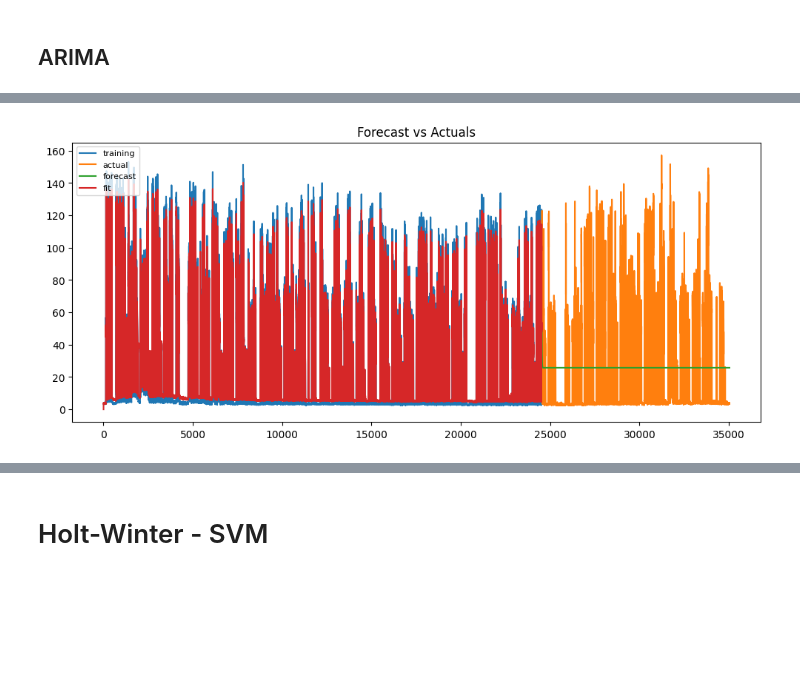
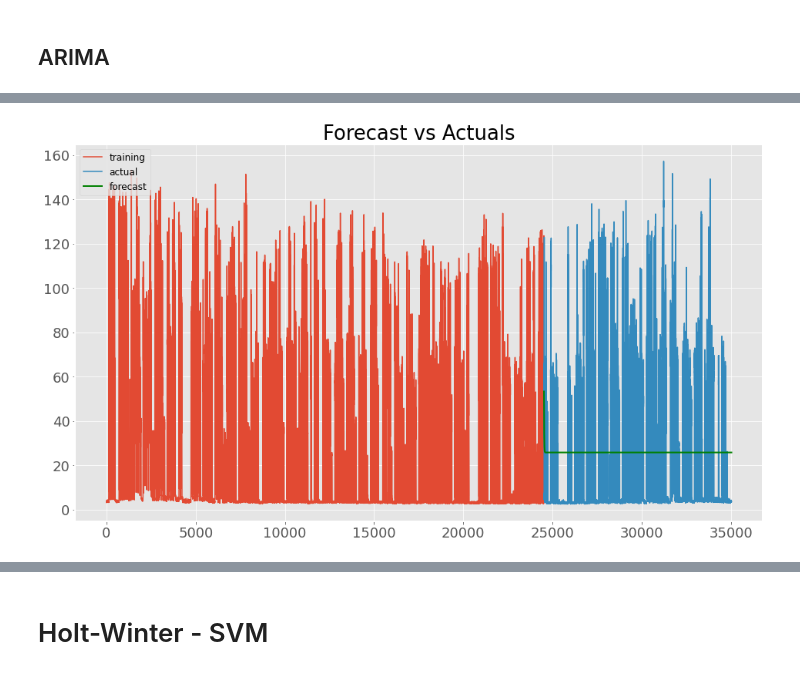
Before and after one commit to ImPerplexed/Thesis_212_BuiTuanKiet, a Jupyter notebook: thesis.ipynb, the cells around one changed output, grey strips where cells are left out. Cells and saved outputs as stored; diff of their text form; code cells hidden in the pictures; blank space fills up the shorter version.

```diff
--- a/thesis.ipynb
+++ b/thesis.ipynb
@@ -15,2 +20,10 @@ from sklearn.metrics import mean_absolute_percentage_error
+# %%
+from matplotlib import rcParams
+
+plt.style.use('ggplot')
+rcParams['figure.figsize'] = 16, 9
+rcParams['pdf.fonttype'] = 42
+rcParams['font.size'] = 18
+rcParams['axes.linewidth'] = 2
 # %%
 df = pd.read_csv('../input/steel-industry-energy-consumption/Steel_industry_data.csv')
@@ -156,18 +166,18 @@ Warnings:
 # %%
 # plotting
 arima_fc = arima.forecast(len(test))
 
 # Make as pandas series
 fc_series = pd.Series(arima_fc, index = [x for x in range(len(train),len(train)+len(test))])
 test_series = pd.Series(test, index = [x for x in range(len(train),len(train)+len(test))])
 # Plot
-plt.figure(figsize=(12,5), dpi=100)
 plt.plot(train, label='training')
 plt.plot(test_series, label='actual')
-plt.plot(fc_series, label='forecast')
-plt.plot(arima.predict(), label = 'fit')
+plt.plot(fc_series, label='forecast', linewidth = 2, c = 'g')
+# plt.plot(arima.predict(), label = 'fit')
 plt.title('Forecast vs Actuals')
-plt.legend(loc='upper left', fontsize=8)
+plt.legend(loc='upper left', fontsize=12)
+plt.savefig('ARIMA.png')
 plt.show()
 # %% [output]
-[figure, old version]
+[figure, new version]
```
Also changed, not shown: parts of 26 cells of this notebook.
